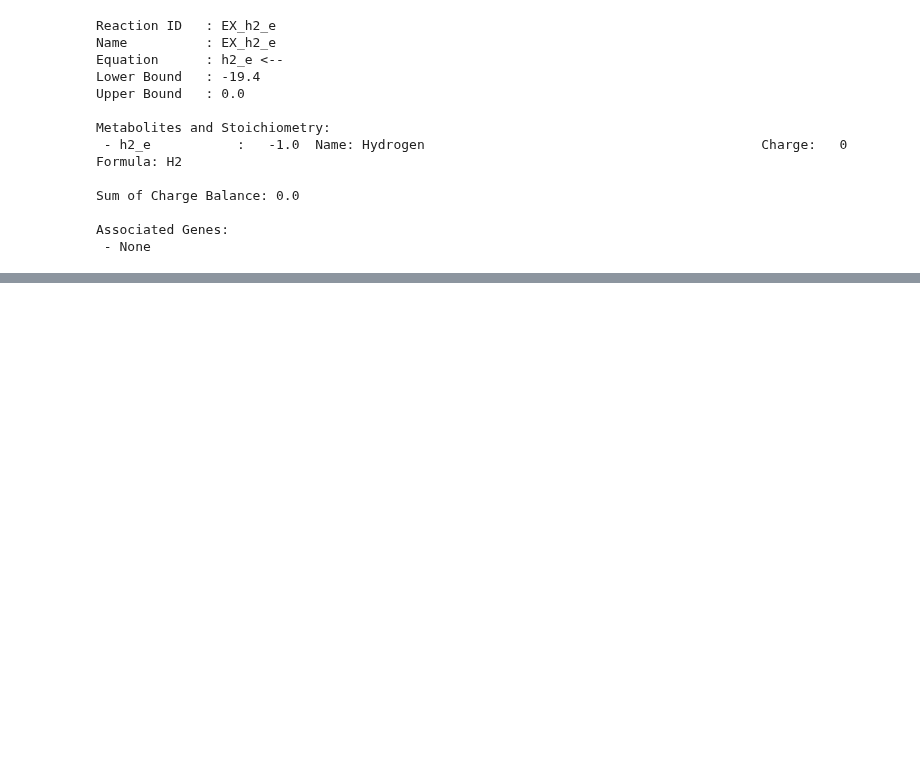
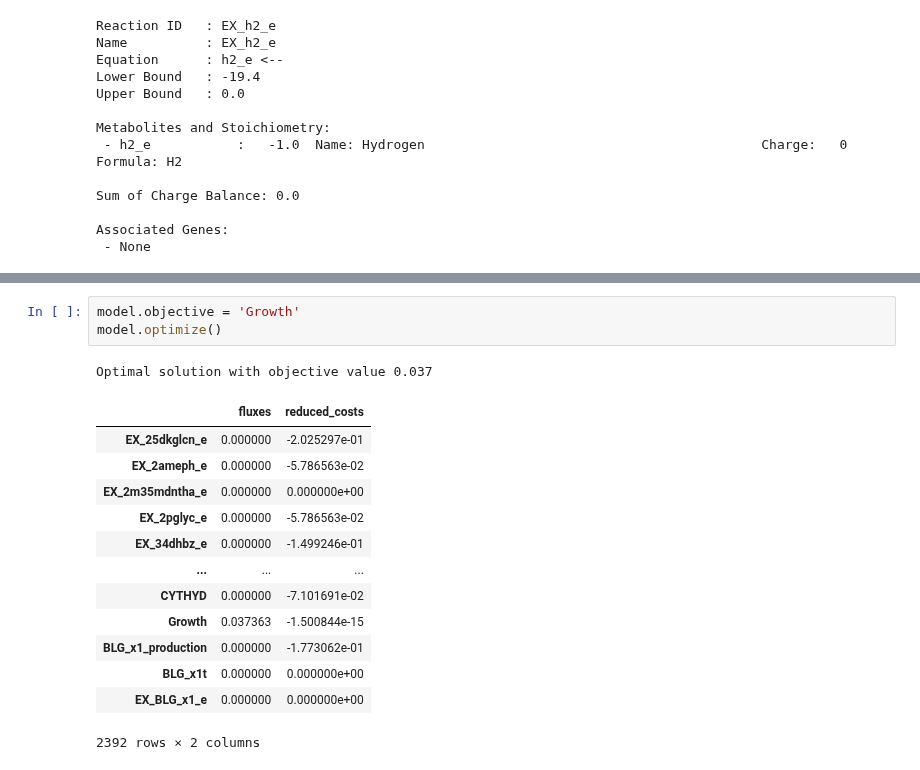
Before and after one commit to AzizBenA/iABA974_SoF1_GEM, a Jupyter notebook: Scripts/strain_design.ipynb, the cells around one changed output, grey strips where cells are left out. Saved outputs shown, nothing was run; the diff lists cells and outputs as text; blank space fills up the shorter version.

```diff
--- a/Scripts/strain_design.ipynb
+++ b/Scripts/strain_design.ipynb
@@ -47 +103,19 @@ Associated Genes:
+# %%
+model.objective = 'Growth'
+model.optimize()
+# %% [output]
+Optimal solution with objective value 0.037
+|  | fluxes | reduced_costs |
+| EX_25dkglcn_e | 0.000000 | -2.025297e-01 |
+| EX_2ameph_e | 0.000000 | -5.786563e-02 |
+| EX_2m35mdntha_e | 0.000000 | 0.000000e+00 |
+| EX_2pglyc_e | 0.000000 | -5.786563e-02 |
+| EX_34dhbz_e | 0.000000 | -1.499246e-01 |
+| ... | ... | ... |
+| CYTHYD | 0.000000 | -7.101691e-02 |
+| Growth | 0.037363 | -1.500844e-15 |
+| BLG_x1_production | 0.000000 | -1.773062e-01 |
+| BLG_x1t | 0.000000 | 0.000000e+00 |
+| EX_BLG_x1_e | 0.000000 | 0.000000e+00 |
+2392 rows × 2 columns
 # %%
```
Also changed, not shown: parts of 6 cells of this notebook.
